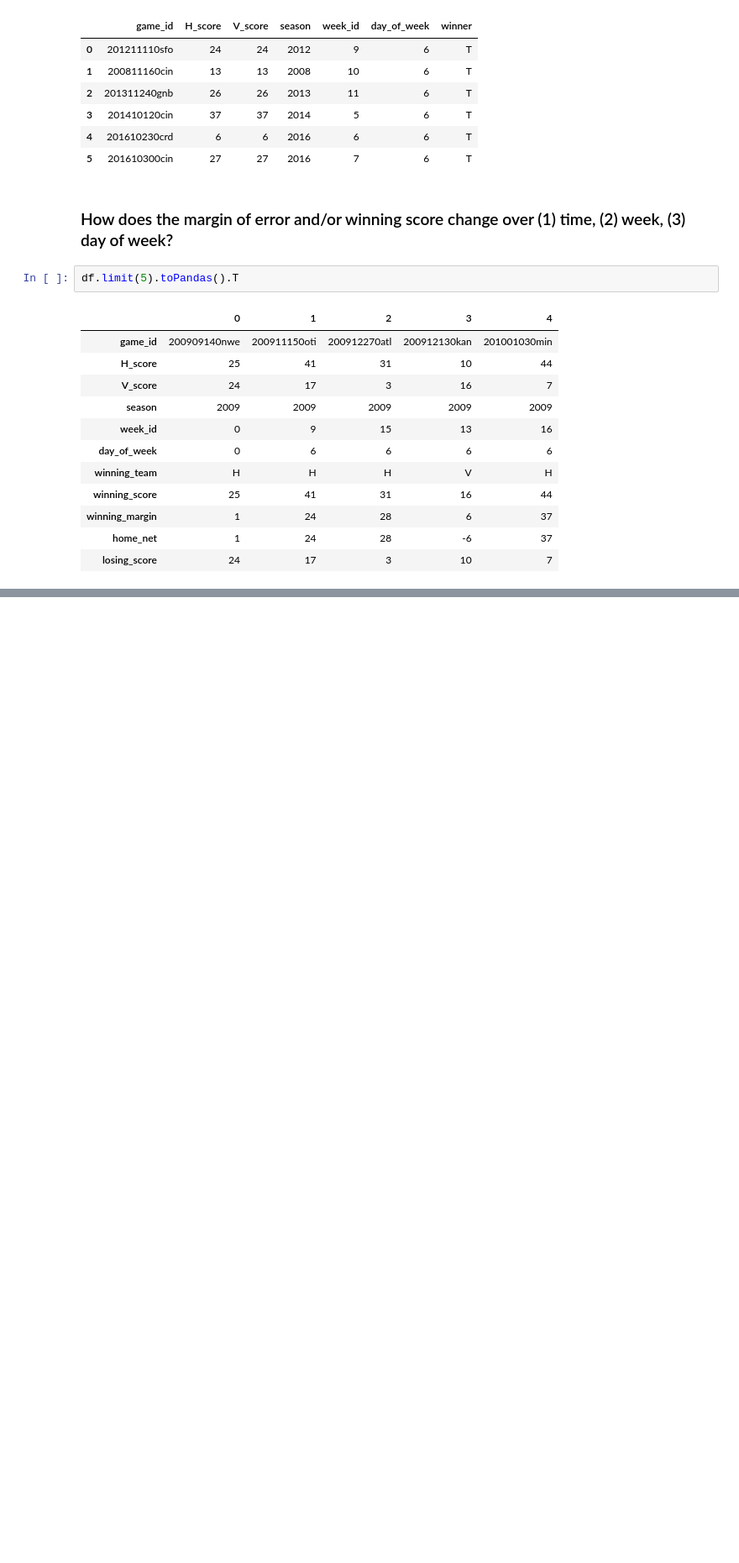
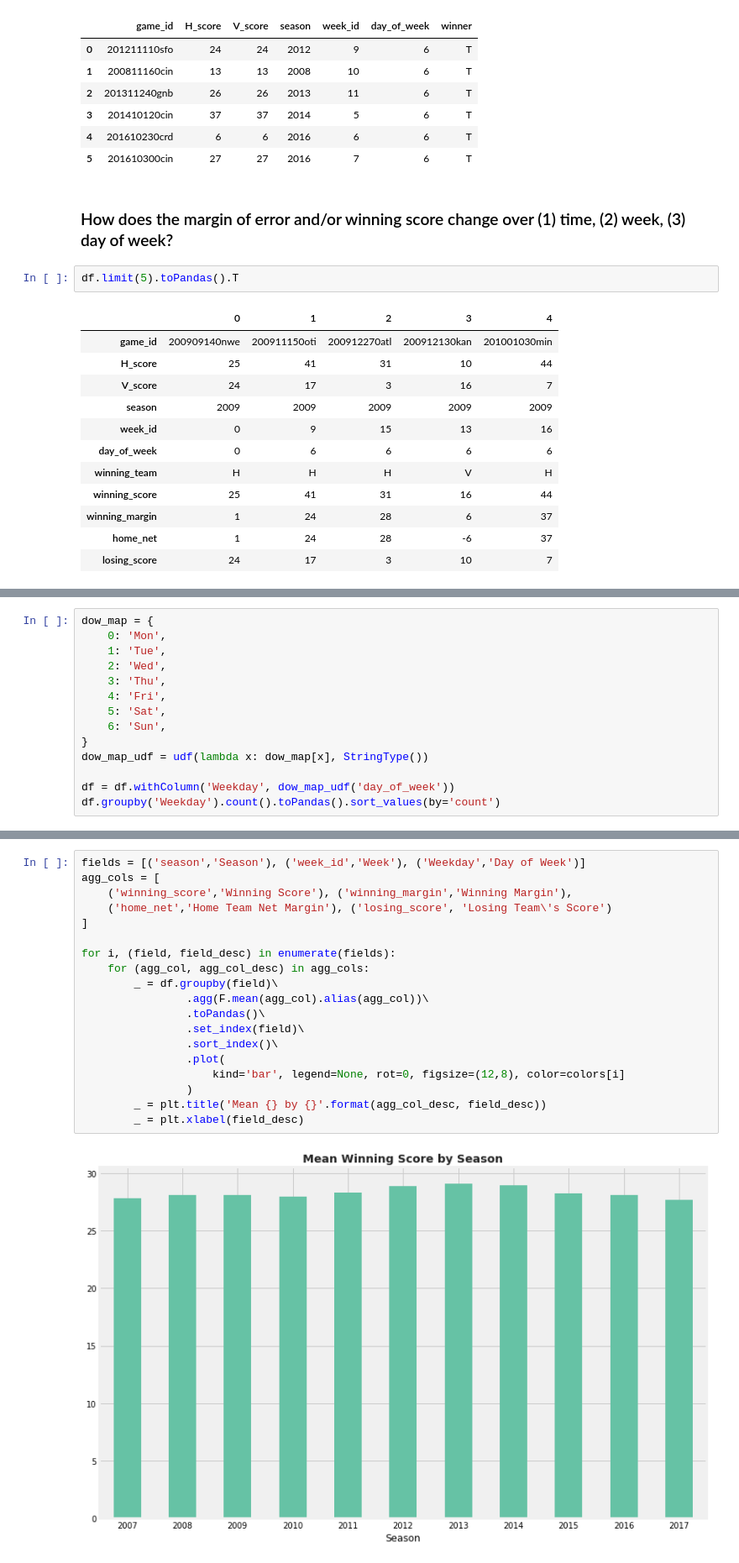
Before and after one commit to joshplotkin/modeling-football-outcomes-2019, a Jupyter notebook: public02_label.ipynb, the cells around one changed output, grey strips where cells are left out. Shown at 84% size. Cells and saved outputs as stored; diff of their text form; blank space fills up the shorter version.

Commit message:
explored score outcomes some more

```diff
--- a/public02_label.ipynb
+++ b/public02_label.ipynb
@@ -275,0 +307,14 @@ df.limit(5).toPandas().T
+# %%
+dow_map = {
+    0: 'Mon',
+    1: 'Tue',
+    2: 'Wed',
+    3: 'Thu',
+    4: 'Fri',
+    5: 'Sat',
+    6: 'Sun',
+}
+dow_map_udf = udf(lambda x: dow_map[x], StringType())
+
+df = df.withColumn('Weekday', dow_map_udf('day_of_week'))
+df.groupby('Weekday').count().toPandas().sort_values(by='count')
@@ -275,0 +330,21 @@ df.limit(5).toPandas().T
+# %%
+fields = [('season','Season'), ('week_id','Week'), ('Weekday','Day of Week')]
+agg_cols = [
+    ('winning_score','Winning Score'), ('winning_margin','Winning Margin'),
+    ('home_net','Home Team Net Margin'), ('losing_score', 'Losing Team\'s Score')
+]
+
+for i, (field, field_desc) in enumerate(fields):
+    for (agg_col, agg_col_desc) in agg_cols:
+        _ = df.groupby(field)\
+                .agg(F.mean(agg_col).alias(agg_col))\
+                .toPandas()\
+                .set_index(field)\
+                .sort_index()\
+                .plot(
+                    kind='bar', legend=None, rot=0, figsize=(12,8), color=colors[i]
+                )
+        _ = plt.title('Mean {} by {}'.format(agg_col_desc, field_desc))
+        _ = plt.xlabel(field_desc)
+# %% [output]
+[figure, added]
```
Also changed, not shown: parts of 3 cells of this notebook.
